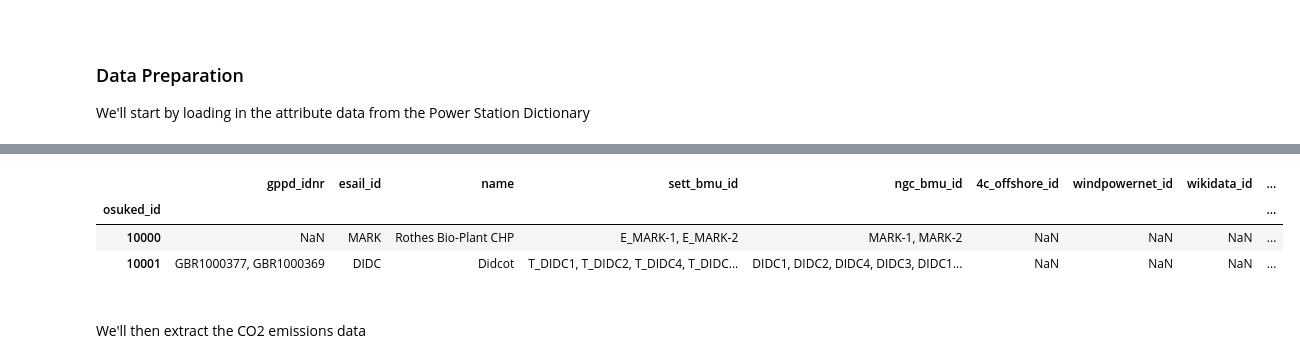
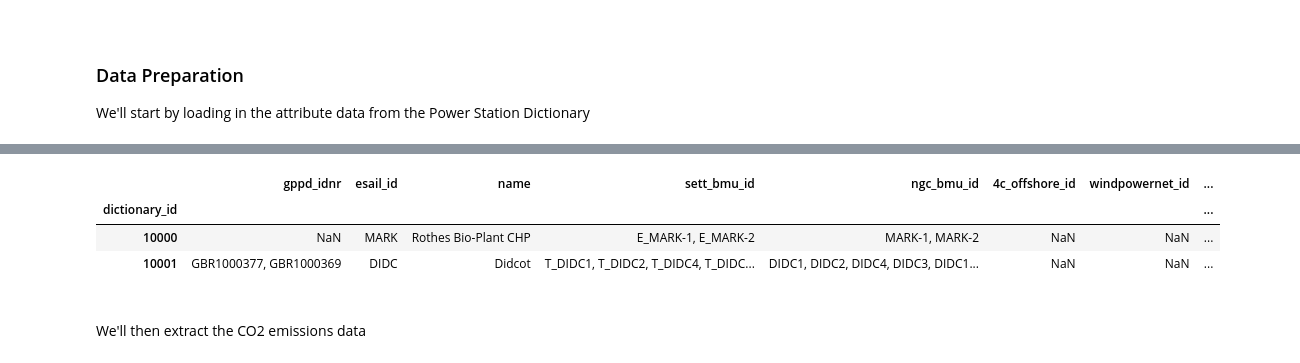
Before and after one commit to OSUKED/GB-Carbon-Intensity, a Jupyter notebook: nbs/01-asset-level-intensities.ipynb, the cells around one changed output, grey strips where cells are left out. Drawn from its saved outputs; the diff is of its cells as text; code cells hidden in the pictures.

```diff
--- a/nbs/01-asset-level-intensities.ipynb
+++ b/nbs/01-asset-level-intensities.ipynb
@@ -34,14 +35,14 @@ df_attrs.head()
 # %%
 ids_fp = 'https://raw.githubusercontent.com/OSUKED/Power-Station-Dictionary/shiro/data/dictionary/ids.csv'
 
-df_ids = pd.read_csv(ids_fp).set_index('osuked_id')
+df_ids = pd.read_csv(ids_fp).set_index('dictionary_id')
 
 df_ids.head(2)
 # %% [output]
-|  | gppd_idnr | esail_id | name | sett_bmu_id | ngc_bmu_id | 4c_offshore_id | windpowernet_id | wikidata_id | ... |
-| osuked_id |  |  |  |  |  |  |  |  | ... |
-| 10000 | NaN | MARK | Rothes Bio-Plant CHP | E_MARK-1, E_MARK-2 | MARK-1, MARK-2 | NaN | NaN | NaN | ... |
-| 10001 | GBR1000377, GBR1000369 | DIDC | Didcot | T_DIDC1, T_DIDC2, T_DIDC4, T_DIDC... | DIDC1, DIDC2, DIDC4, DIDC3, DIDC1... | NaN | NaN | NaN | ... |
+|  | gppd_idnr | esail_id | name | sett_bmu_id | ngc_bmu_id | 4c_offshore_id | windpowernet_id | ... |
+| dictionary_id |  |  |  |  |  |  |  | ... |
+| 10000 | NaN | MARK | Rothes Bio-Plant CHP | E_MARK-1, E_MARK-2 | MARK-1, MARK-2 | NaN | NaN | ... |
+| 10001 | GBR1000377, GBR1000369 | DIDC | Didcot | T_DIDC1, T_DIDC2, T_DIDC4, T_DIDC... | DIDC1, DIDC2, DIDC4, DIDC3, DIDC1... | NaN | NaN | ... |
 # %% [markdown]
 <br>
 
```
Also changed, not shown: parts of 12 cells of this notebook, 10 other files.
